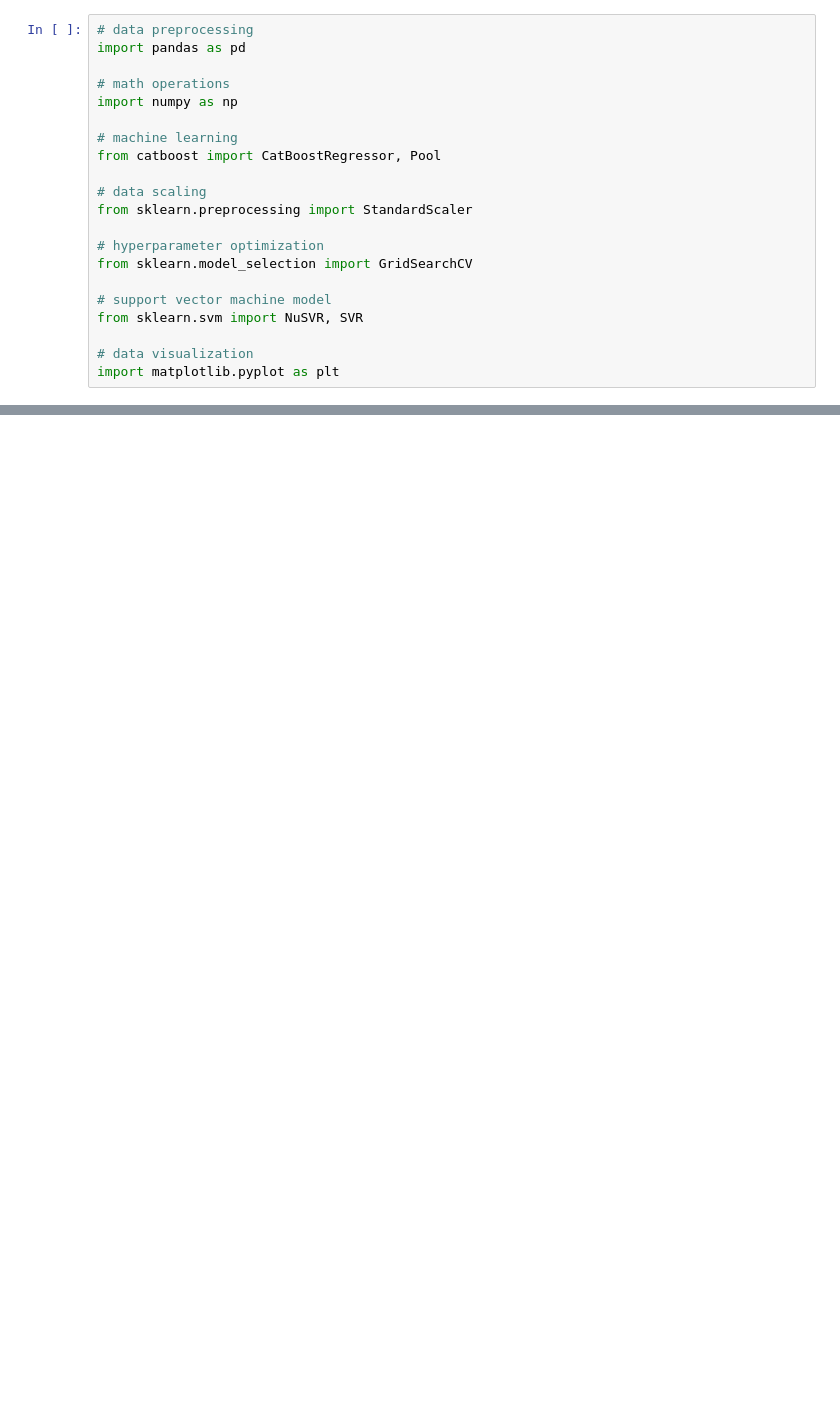
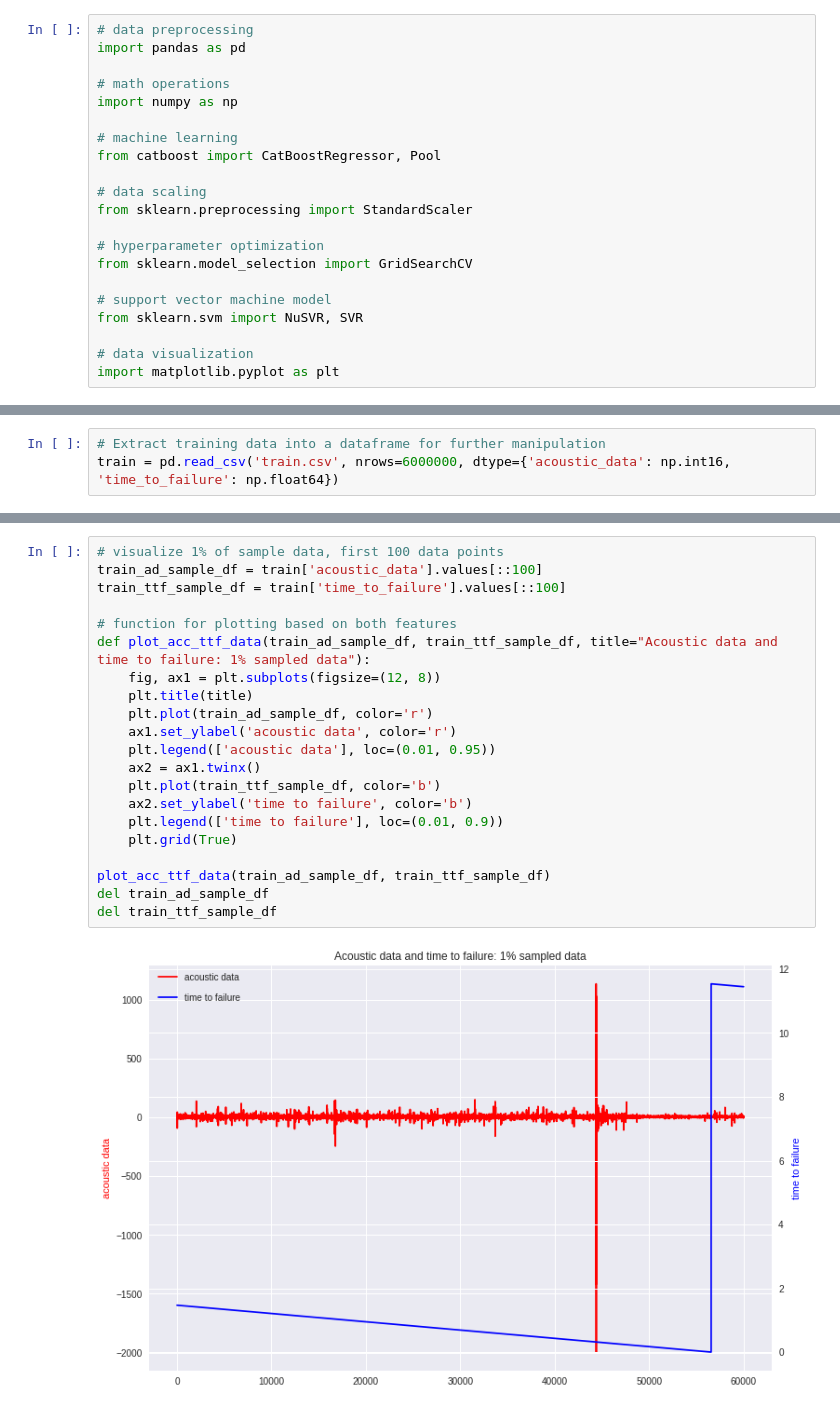
Before and after one commit to r0b0tt/kaggle_earthquake_challenge, a Jupyter notebook: earthquake_prediction.ipynb, the cells around one changed output, grey strips where cells are left out. Saved outputs shown, nothing was run; the diff lists cells and outputs as text; blank space fills up the shorter version.

Commit message:
Did some exploratory data analysis

```diff
--- a/earthquake_prediction.ipynb
+++ b/earthquake_prediction.ipynb
@@ -92,0 +57,3 @@ Archive:  train.csv.zip
+# %%
+# Extract training data into a dataframe for further manipulation
+train = pd.read_csv('train.csv', nrows=6000000, dtype={'acoustic_data': np.int16, 'time_to_failure': np.float64})
@@ -92,0 +75,23 @@ Archive:  train.csv.zip
+# %%
+# visualize 1% of sample data, first 100 data points
+train_ad_sample_df = train['acoustic_data'].values[::100]
+train_ttf_sample_df = train['time_to_failure'].values[::100]
+
+# function for plotting based on both features
+def plot_acc_ttf_data(train_ad_sample_df, train_ttf_sample_df, title="Acoustic data and time to failure: 1% sampled data"):
+    fig, ax1 = plt.subplots(figsize=(12, 8))
+    plt.title(title)
+    plt.plot(train_ad_sample_df, color='r')
+    ax1.set_ylabel('acoustic data', color='r')
+    plt.legend(['acoustic data'], loc=(0.01, 0.95))
+    ax2 = ax1.twinx()
+    plt.plot(train_ttf_sample_df, color='b')
+    ax2.set_ylabel('time to failure', color='b')
+    plt.legend(['time to failure'], loc=(0.01, 0.9))
+    plt.grid(True)
+
+plot_acc_ttf_data(train_ad_sample_df, train_ttf_sample_df)
+del train_ad_sample_df
+del train_ttf_sample_df
+# %% [output]
+[figure, added]
```
Also changed, not shown: parts of 8 cells of this notebook.
